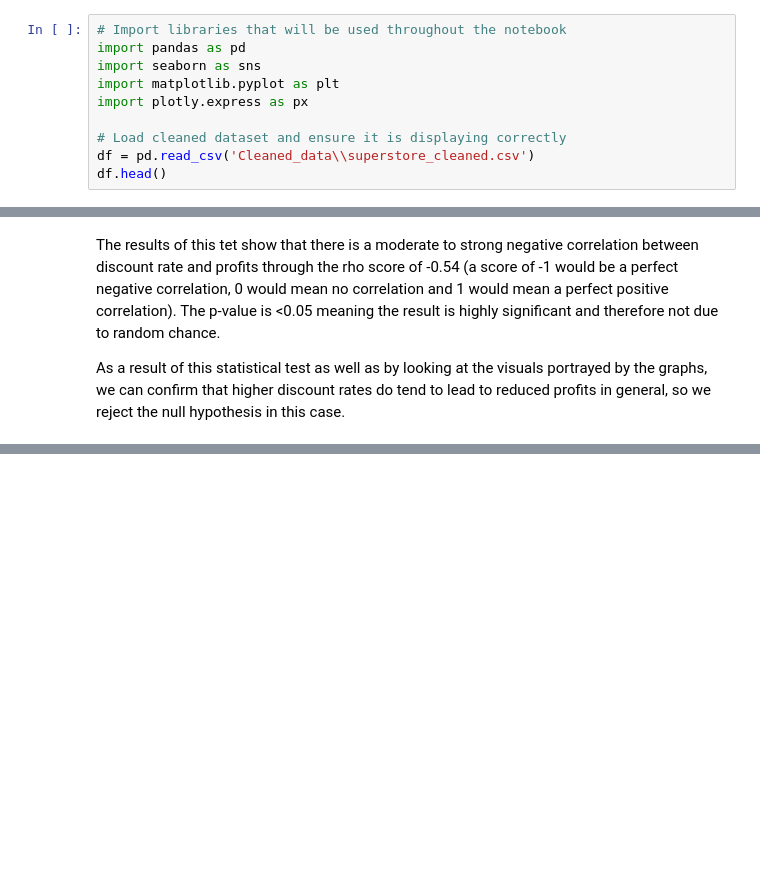
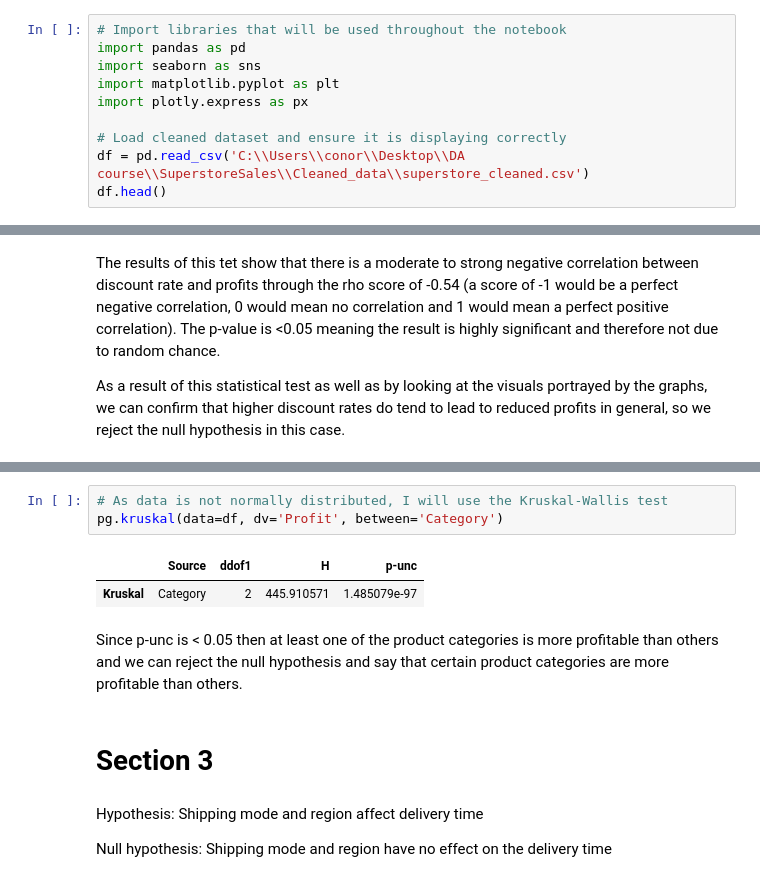
Before and after one commit to conormcdevitt/SuperstoreSales, a Jupyter notebook: jupyter_notebooks/3_DataVisualisation.ipynb, the cells around one changed output, grey strips where cells are left out. Cells and saved outputs as stored; diff of their text form; blank space fills up the shorter version.

Commit message:
completed another section of visualisation notebook, proving another hypothesis in the readme file

```diff
--- a/jupyter_notebooks/3_DataVisualisation.ipynb
+++ b/jupyter_notebooks/3_DataVisualisation.ipynb
@@ -33,7 +33,7 @@ import matplotlib.pyplot as plt
 import plotly.express as px
 
 # Load cleaned dataset and ensure it is displaying correctly
-df = pd.read_csv('Cleaned_data\\superstore_cleaned.csv')
+df = pd.read_csv('C:\\Users\\conor\\Desktop\\DA course\\SuperstoreSales\\Cleaned_data\\superstore_cleaned.csv')
 df.head()
 # %% [output]
 |  | Order ID | Order Date | Ship Date | Ship Mode | Segment | City | State | Region | Product ID | Category | ... |
@@ -110,0 +141,14 @@ As a result of this statistical test as well as by looking at the visuals portra
+# %%
+# As data is not normally distributed, I will use the Kruskal-Wallis test
+pg.kruskal(data=df, dv='Profit', between='Category')
+# %% [output]
+|  | Source | ddof1 | H | p-unc |
+| Kruskal | Category | 2 | 445.910571 | 1.485079e-97 |
+# %% [markdown]
+Since p-unc is < 0.05 then at least one of the product categories is more profitable than others and we can reject the null hypothesis and say that certain product categories are more profitable than others.
+# %% [markdown]
+# Section 3
+# %% [markdown]
+Hypothesis: Shipping mode and region affect delivery time
+
+Null hypothesis: Shipping mode and region have no effect on the delivery time
```
Also changed, not shown: parts of 9 cells of this notebook, 2 other files.
